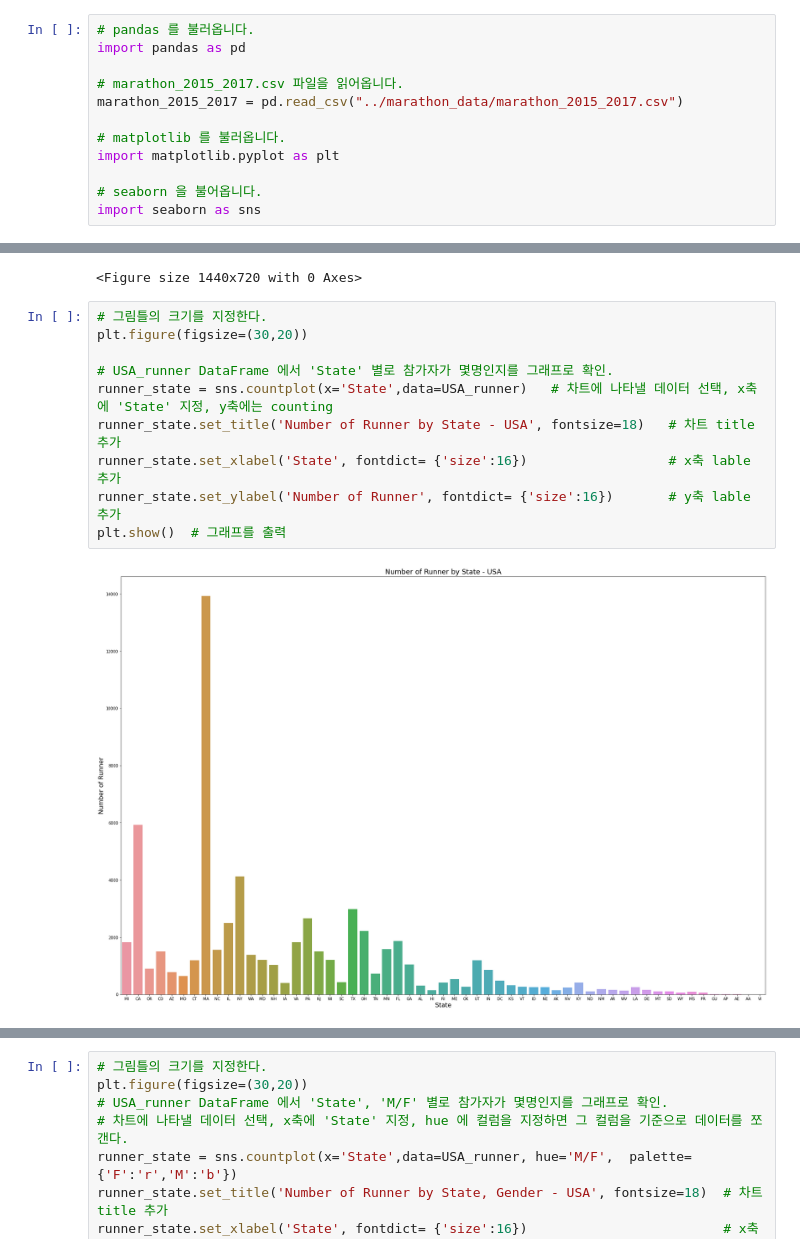
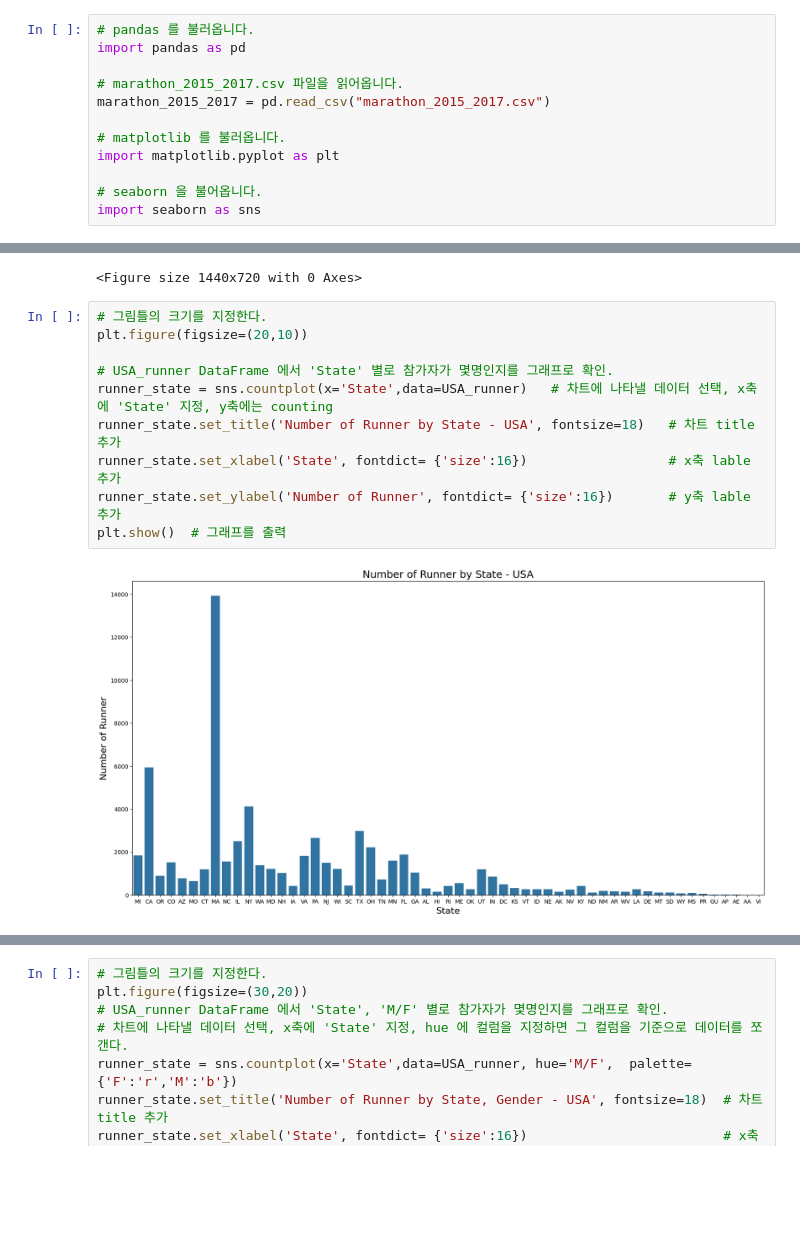
Before and after one commit to jhsongok/MLDL, a Jupyter notebook: Matplotlib/1. column chart 및 bar chart.ipynb, the cells around one changed output, grey strips where cells are left out. Cells and saved outputs as stored; diff of their text form; blank space fills up the shorter version.

```diff
--- a/Matplotlib/1. column chart 및 bar chart.ipynb
+++ b/Matplotlib/1. column chart 및 bar chart.ipynb
@@ -5,7 +5,7 @@
 import pandas as pd
 
 # marathon_2015_2017.csv 파일을 읽어옵니다.
-marathon_2015_2017 = pd.read_csv("../marathon_data/marathon_2015_2017.csv")
+marathon_2015_2017 = pd.read_csv("marathon_2015_2017.csv")
 
 # matplotlib 를 불러옵니다.
 import matplotlib.pyplot as plt
@@ -55,16 +55,16 @@ plt.figure(figsize=(20,10))
 <Figure size 1440x720 with 0 Axes>
 # %%
 # 그림틀의 크기를 지정한다.
-plt.figure(figsize=(30,20))
+plt.figure(figsize=(20,10))
 
 # USA_runner DataFrame 에서 'State' 별로 참가자가 몇명인지를 그래프로 확인.
 runner_state = sns.countplot(x='State',data=USA_runner)   # 차트에 나타낼 데이터 선택, x축에 'State' 지정, y축에는 counting
 runner_state.set_title('Number of Runner by State - USA', fontsize=18)   # 차트 title 추가
 runner_state.set_xlabel('State', fontdict= {'size':16})                  # x축 lable 추가
 runner_state.set_ylabel('Number of Runner', fontdict= {'size':16})       # y축 lable 추가
 plt.show()  # 그래프를 출력
 # %% [output]
-[figure, old version]
+[figure, new version]
 # %%
 # 그림틀의 크기를 지정한다.
 plt.figure(figsize=(30,20))
```
Also changed, not shown: parts of 3 cells of this notebook, 9 other files.
